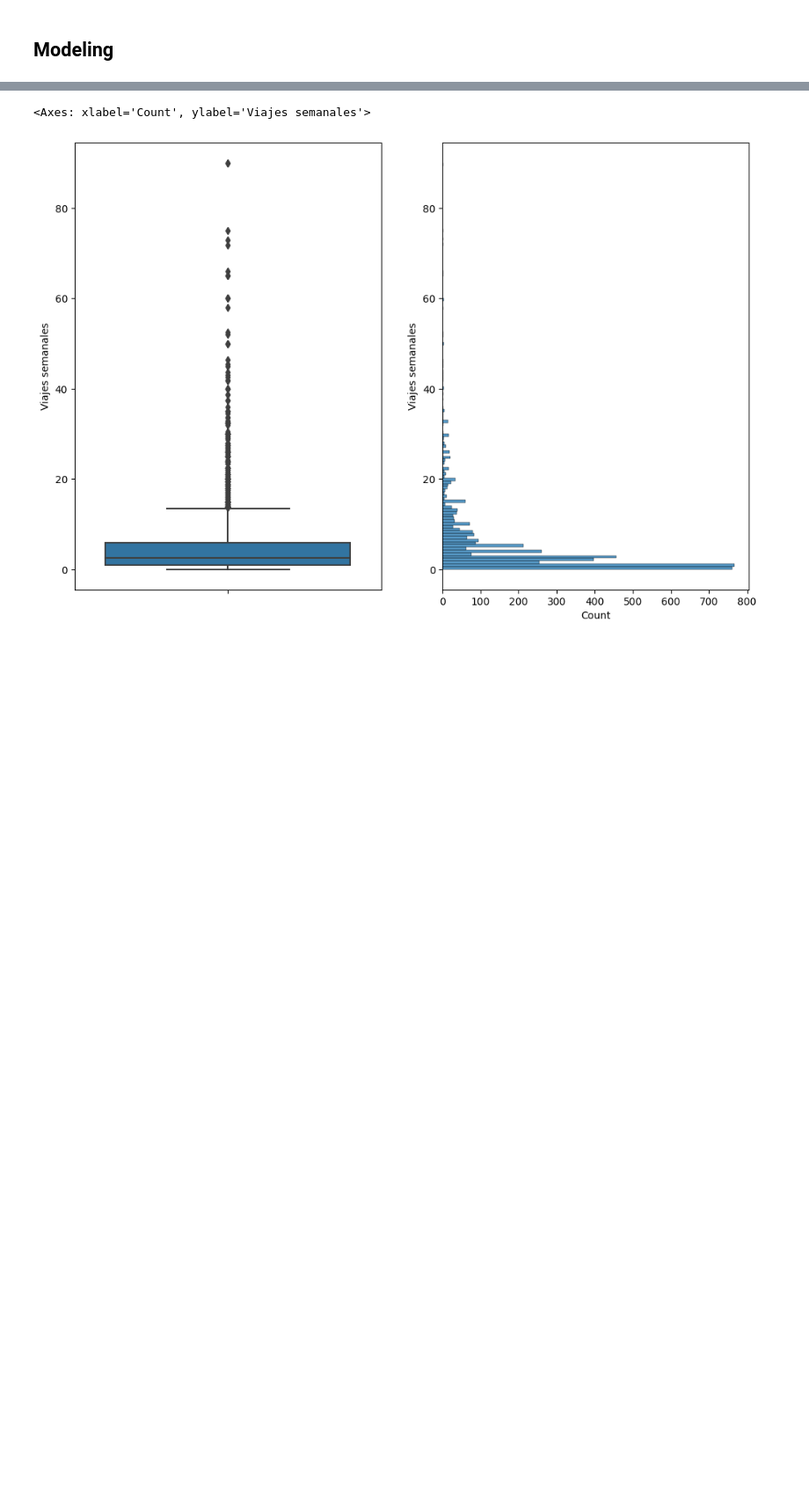
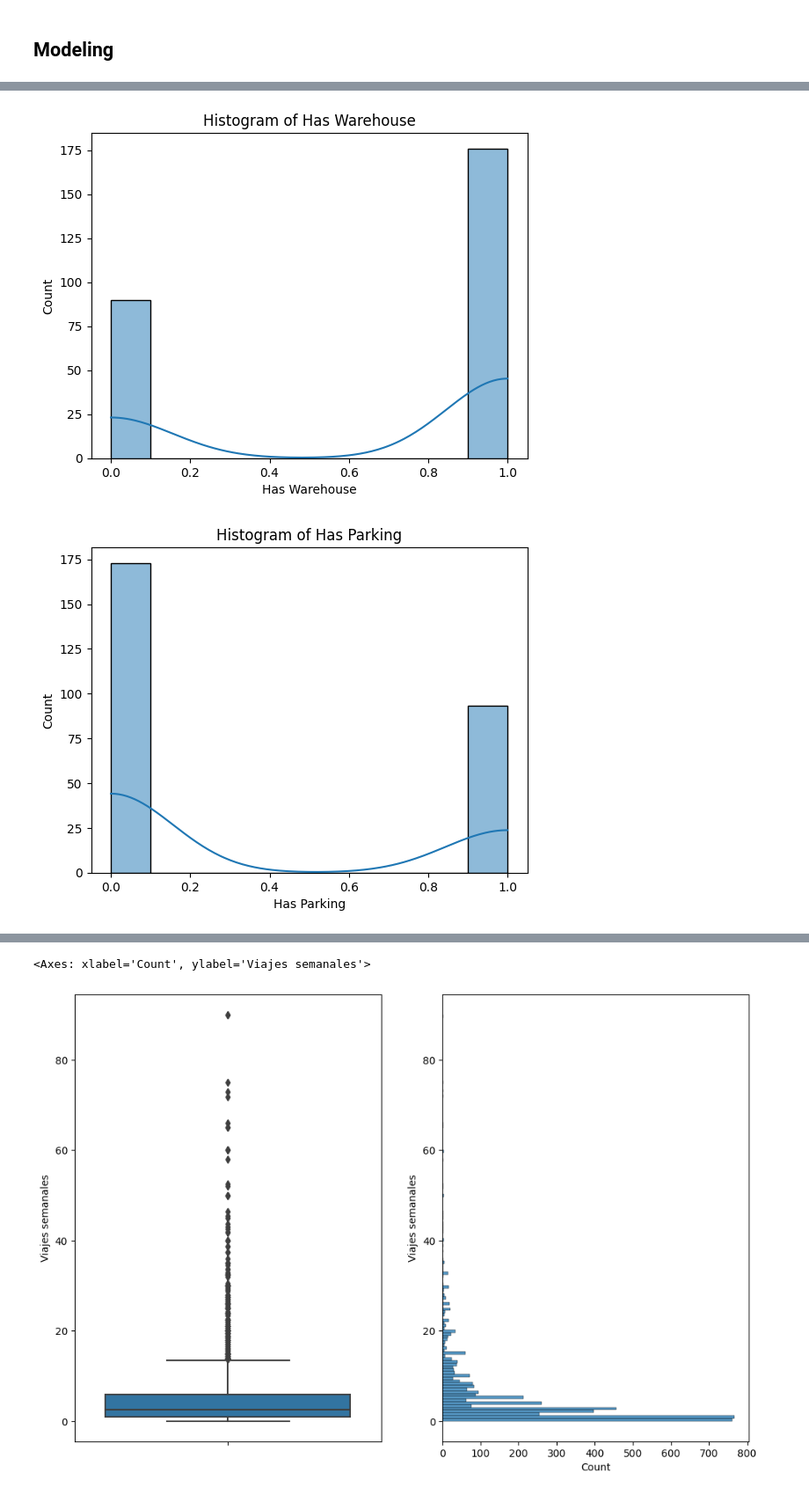
Before and after one commit to cagranadam/Food_Services_MMA, a Jupyter notebook: fs.ipynb, the cells around one changed output, grey strips where cells are left out. Shown at 88% size. Saved outputs shown, nothing was run; the diff lists cells and outputs as text; code cells hidden in the pictures; blank space fills up the shorter version.

```diff
--- a/fs.ipynb
+++ b/fs.ipynb
@@ -357,0 +434,14 @@ plt.show()
+# %%
+model_columns=['Weekly Trips','Hours Open', 'Total Employees', 'Establishment Size',
+               'Total Area',  'Has Warehouse', 'Warehouse Area',
+                 'Has Parking', 'Parking Minutes'
+               , 'Weekly Kilograms']
+model_df=fs_df[model_columns]
+
+# Convert all data to numeric, replacing non-convertible values with NaN
+model_df = model_df.apply(pd.to_numeric, errors='coerce')
+
+# Now, df contains only numeric data, and non-convertible values are NaN
+model_df['Establishment Size'] = fs_df['Establishment Size'].astype(str)
+model_df
+model_df.describe().round(2)
@@ -385,0 +542,4 @@ for column_name in numeric_fs_df.columns:
+# %%
+binary_colums=['Has Warehouse', 'Has Parking']
+binary_df=fs_df[binary_colums]
+binary_df
@@ -385,0 +560,8 @@ for column_name in numeric_fs_df.columns:
+# %%
+for column in binary_df.columns:
+    sns.histplot(data=binary_df, x=column, kde=True)
+    plt.title(f'Histogram of {column}')
+    plt.show()
+# %% [output]
+[figure, added]
+[figure, added]
```
Also changed, not shown: parts of 46 cells of this notebook.
